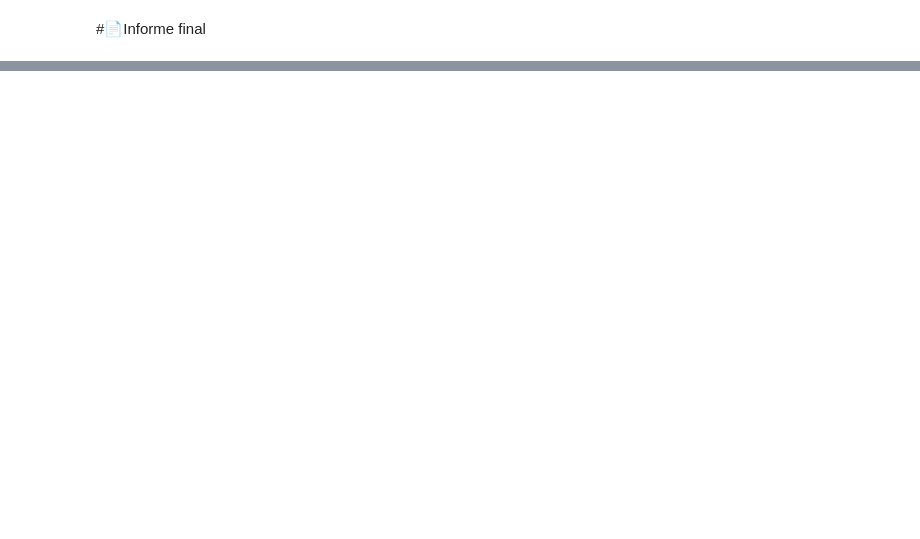
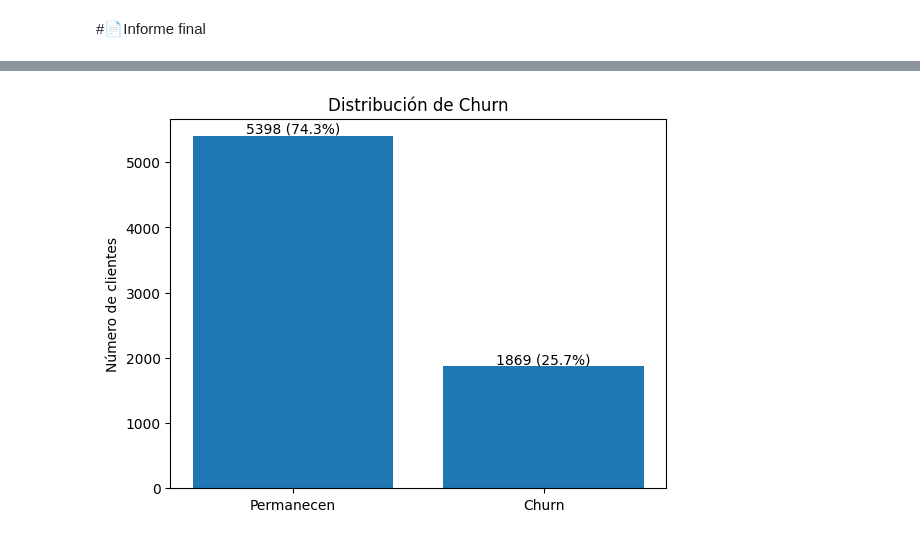
Before and after one commit to lzepedainacap1982/TelecomX_Parte1, a Jupyter notebook: TelecomX_LATAM.ipynb, the cells around one changed output, grey strips where cells are left out. Drawn from its saved outputs; the diff is of its cells as text; code cells hidden in the pictures; blank space fills up the shorter version.

```diff
--- a/TelecomX_LATAM.ipynb
+++ b/TelecomX_LATAM.ipynb
@@ -65,0 +281,11 @@ dtype: object
+# %%
+# Asegura que las columnas numéricas que vas a correlacionar sean realmente numéricas
+for col in ['customer.tenure','account.Charges.Monthly','account.Charges.Total','Cuentas_Diarias']:
+    if col in df.columns:
+        df[col] = pd.to_numeric(df[col], errors='coerce')  # convierte '', ' ', etc. en NaN
+
+# Ahora sí calcula las correlaciones de forma segura
+num_corr = {}
+for c in ['customer.tenure','account.Charges.Monthly','account.Charges.Total','Cuentas_Diarias']:
+    if c in df.columns:
+        num_corr[c] = df[c].corr(df['Churn_bin'])  # ya es numérico
@@ -67,0 +348,70 @@ dtype: object
+# %%
+# ---- Resumen de churn (conteo y %) ----
+counts = df['Churn_bin'].value_counts().reindex([0, 1], fill_value=0)
+labels = ['Permanecen', 'Churn']
+summary = pd.DataFrame({'Clientes': counts.values,
+                        '%': (counts.values / counts.sum() * 100).round(2)}, index=labels)
+
+display(Markdown("## 🔹 Análisis Exploratorio de Datos"))
+display(Markdown("**Distribución global de churn** (conteo y porcentaje):"))
+display(summary)
+
+plt.figure()
+plt.bar(labels, counts.values)
+for i, v in enumerate(counts.values):
+    plt.text(i, v, f"{v} ({v / counts.sum() * 100:.1f}%)", ha='center', va='bottom')
+plt.title('Distribución de Churn')
+plt.ylabel('Número de clientes')
+plt.show()
+
+# ---- Churn por variables categóricas clave ----
+def graf_cat(col):
+    if col not in df:
+        return
+    display(Markdown(f"**Churn por `{col}`**"))
+    tasa = (df.groupby(col, observed=True)['Churn_bin'].mean()
+              .mul(100).sort_values(ascending=False).round(1))
+    display(tasa.rename('% churn'))
+
+    tab = (pd.crosstab(df[col], df['Churn_bin'], normalize='index')
+             .mul(100).rename(columns={0:'Permanecen',1:'Churn'}).round(1))
+    display(Markdown("Composición (% clientes que permanecen vs churn):"))
+    display(tab)
+
+    plt.figure()
+    plt.bar(tasa.index.astype(str), tasa.values)
+    plt.ylabel('% churn'); plt.title(f'Churn por {col}')
+    plt.xticks(rotation=45, ha='right'); plt.tight_layout(); plt.show()
+
+    plt.figure()
+    plt.bar(tab.index.astype(str), tab['Permanecen'].values, label='Permanecen')
+    plt.bar(tab.index.astype(str), tab['Churn'].values, bottom=tab['Permanecen'].values, label='Churn')
+    plt.ylabel('% clientes'); plt.title(f'Permanecen vs Churn por {col}')
+    plt.xticks(rotation=45, ha='right'); plt.legend(); plt.tight_layout(); plt.show()
+
+for c in ['account.Contract','account.PaymentMethod','internet.OnlineSecurity','internet.TechSupport']:
+    graf_cat(c)
+
+# ---- Numéricas por churn (hist + boxplot) ----
+def graf_num(col):
+    if col not in df:
+        return
+    x0 = df.loc[df['Churn_bin']==0, col].dropna()
+    x1 = df.loc[df['Churn_bin']==1, col].dropna()
+
+    display(Markdown(f"**Distribución de `{col}` por churn**"))
+    bins = np.histogram_bin_edges(df[col].dropna(), bins=30)
+    plt.figure()
+    plt.hist(x0, bins=bins, alpha=0.6, density=True, label='Permanecen')
+    plt.hist(x1, bins=bins, alpha=0.6, density=True, label='Churn')
+    plt.xlabel(col); plt.ylabel('Densidad'); plt.title(f'Distribución de {col} por Churn'); plt.legend()
+    plt.tight_layout(); plt.show()
+
+    plt.figure()
+    plt.boxplot([x0, x1], labels=['Permanecen','Churn'])
+    plt.ylabel(col); plt.title(f'Boxplot de {col} por Churn')
+    plt.tight_layout(); plt.show()
+
+for c in ['customer.tenure','account.Charges.Monthly','account.Charges.Total','Cuentas_Diarias']:
+    graf_num(c)
+# %% [output]
@@ -67,0 +423 @@ dtype: object
+[figure, added]
```
Also changed, not shown: parts of 20 cells of this notebook.
